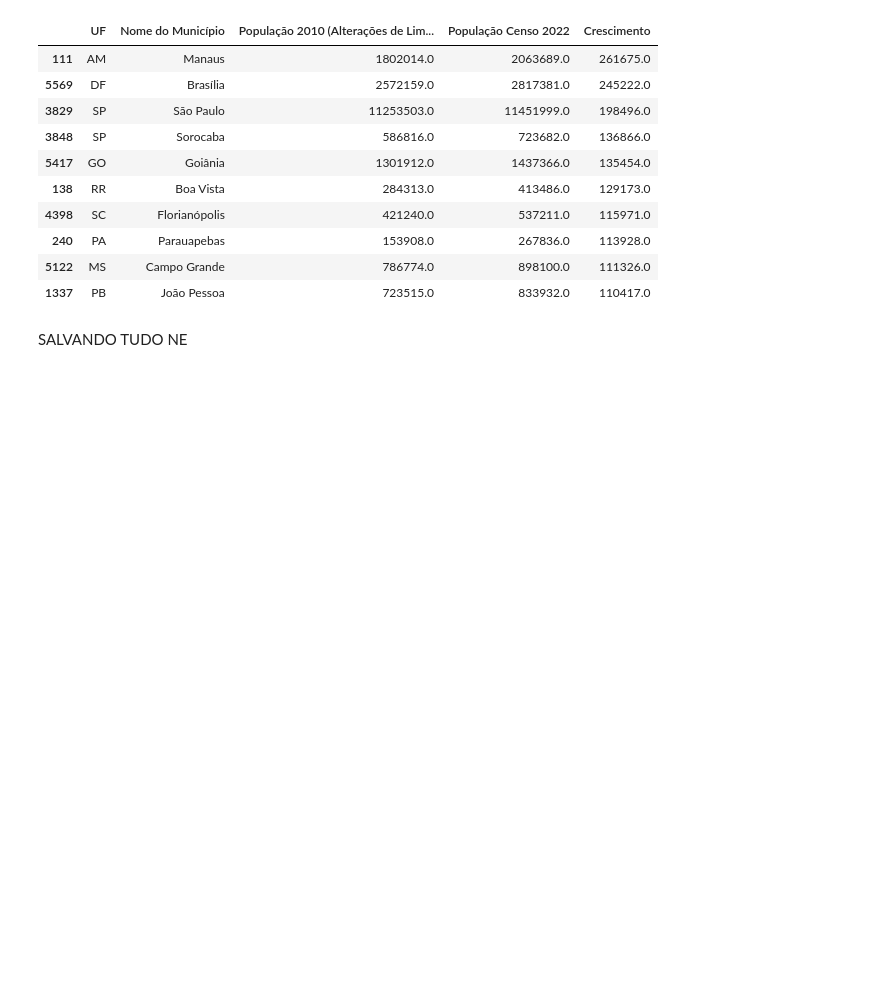
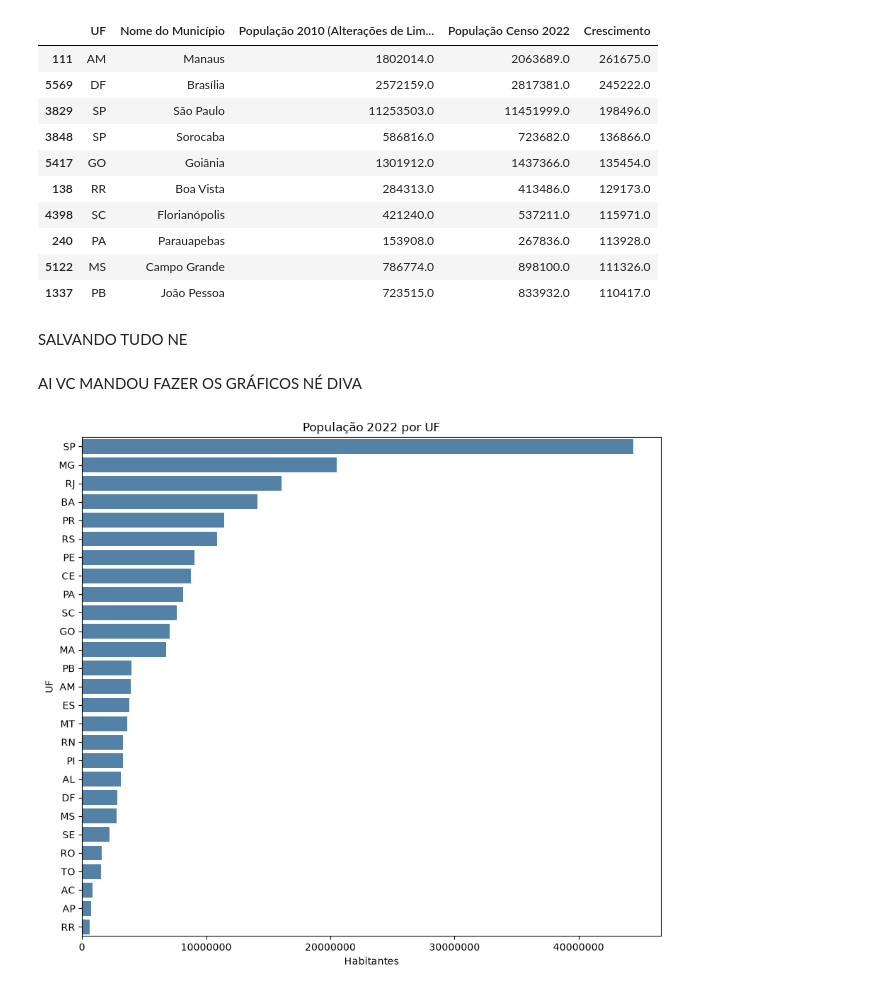
Before and after one commit to hugocnd/TerceiraEtapa-Python, a Jupyter notebook: Atividade 4 1 ponto/codigo.ipynb, the cells around one changed output. Saved outputs shown, nothing was run; the diff lists cells and outputs as text; code cells hidden in the pictures; blank space fills up the shorter version.

```diff
--- a/Atividade 4 1 ponto/codigo.ipynb
+++ b/Atividade 4 1 ponto/codigo.ipynb
@@ -106,3 +108,22 @@ df_municipios.head(10)
 SALVANDO TUDO NE
 # %%
 df_municipios.to_csv("populacao_municipios.csv", sep=";", index=False)
+# %% [markdown]
+AI VC MANDOU FAZER OS GRÁFICOS NÉ DIVA
+# %%
+df_uf_ordenado = df_uf.sort_values(by=col_2022, ascending=False)
+# %%
+df_uf_limpo = df_uf_ordenado[df_uf_ordenado["UF"].str.len() == 2]
+
+fig, ax = plt.subplots(figsize=(9, 8))
+sns.barplot(data=df_uf_limpo, y="UF", x=col_2022, ax=ax, color="steelblue")
+
+ax.set_title("População 2022 por UF")
+ax.set_xlabel("Habitantes")
+ax.set_ylabel("UF")
+ax.ticklabel_format(style="plain", axis="x")
+
+plt.tight_layout()
+plt.show()
+# %% [output]
+[figure, added]
```
Also changed, not shown: parts of 1 cell of this notebook.
